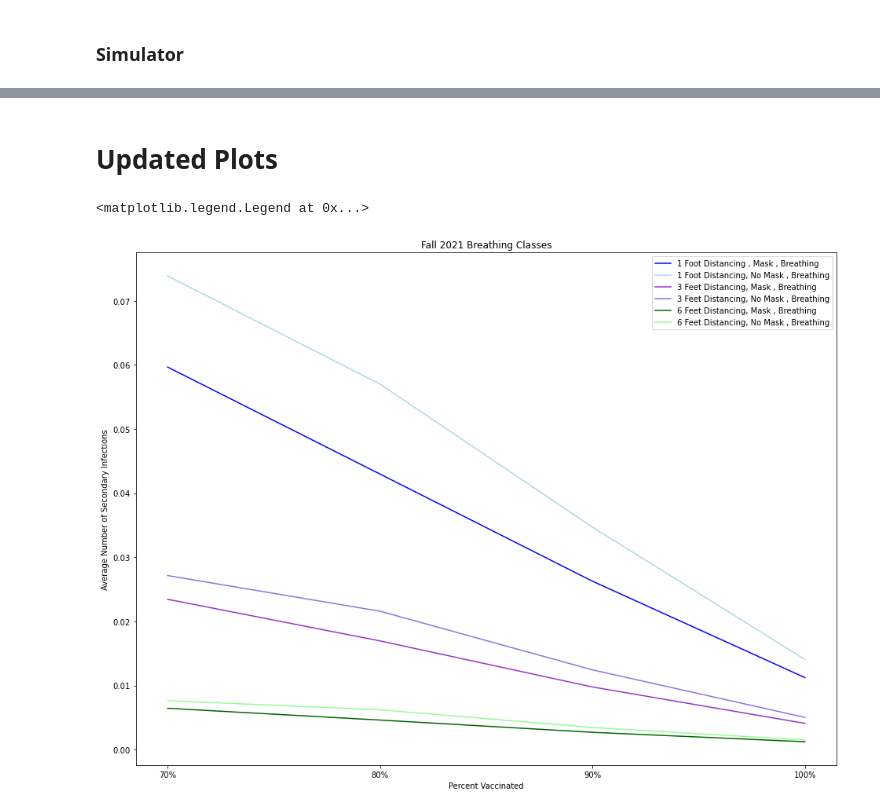
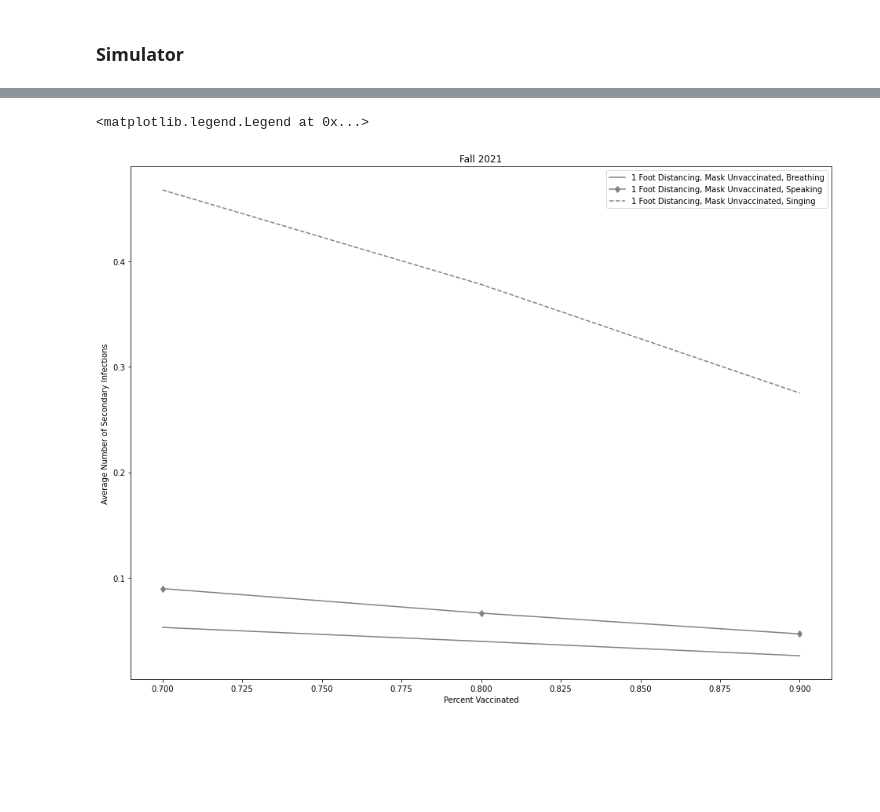
Before and after one commit to brianliu12437/COVID-Classroom-Delta, a Jupyter notebook: Classroom Simulations/Simulator/Fall 2021 Classroom Simulators V2.ipynb, the cells around one changed output, grey strips where cells are left out. Cells and saved outputs as stored; diff of their text form; code cells hidden in the pictures; blank space fills up the shorter version.

```diff
--- a/Classroom Simulations/Simulator/Fall 2021 Classroom Simulators V2.ipynb
+++ b/Classroom Simulations/Simulator/Fall 2021 Classroom Simulators V2.ipynb
@@ -431,7 +403,7 @@ def parallel_wrapper(p):
             ind = 0
         elif sum(grid['seating'] == 'U') == 0:
             ind = 1
-        infect = simulate_class_single_aerosol(grid,ind, 1-ind, time,15,masked_status,p,class_type,room_vol,N,pixels_per_foot)
+        infect = simulate_class_single_aerosol(grid,ind, 1-ind, time,15,class_type,room_vol,N,pixels_per_foot)
         results.append(infect)
         trial = trial + 1
     return [p,np.mean(results),np.std(results)]
@@ -441,12 +413,12 @@ warnings.filterwarnings("ignore")
 final_results = {}
 for arg in args:
     print(arg[-1])
-    masked_status = arg[0]
-    room = arg[1]
-    room_vol = arg[2]
-    pixels_per_foot = arg[3]
-    class_type = arg[4]
-    label = arg[5]
+
+    room = arg[0]
+    room_vol = arg[1]
+    pixels_per_foot = arg[2]
+    class_type = arg[3]
+    label = arg[4]
 
     ray.shutdown()
     ray.init(log_to_driver=False)
@@ -562,2 +441,0 @@ plt.legend()
-# %% [markdown]
-# Updated Plots
@@ -585,16 +442,22 @@ nomask_big_sing = nomask_big_sing[nomask_big_sing['p']>=.7]
+# %%
+mask_unvax_small_breathe = final_results['mask_unvax_small_breathe']
+mask_unvax_small_speak = final_results['mask_unvax_small_speak']
+mask_unvax_small_sing = final_results['mask_unvax_small_sing']
 # %%
 plt.figure(figsize = (16,12))
-plt.plot(mask_small_breathe['p'],mask_small_breathe['mean'],label = '1 Foot Distancing , Mask , Breathing', color = 'blue')
-plt.plot(nomask_small_breathe['p'],nomask_small_breathe['mean'],label = '1 Foot Distancing, No Mask , Breathing', color = 'lightblue')
-plt.plot(mask_medium_breathe['p'],mask_medium_breathe['mean'],label = '3 Feet Distancing, Mask , Breathing', color = 'darkorchid')
-plt.plot(nomask_medium_breathe['p'],nomask_medium_breathe['mean'],label = '3 Feet Distancing, No Mask , Breathing', color = 'mediumpurple')
-plt.plot(mask_big_breathe['p'],mask_big_breathe['mean'],label = '6 Feet Distancing, Mask , Breathing', color = 'darkgreen')
-plt.plot(nomask_big_breathe['p'],nomask_big_breathe['mean'],label = '6 Feet Distancing, No Mask , Breathing', color = 'palegreen')
-plt.title('Fall 2021 Breathing Classes')
+mark = 'd'
+
+
+plt.plot(mask_unvax_small_breathe['p'],mask_unvax_small_breathe['mean'],label = '1 Foot Distancing, Mask Unvaccinated, Breathing', color = 'grey')
+plt.plot(mask_unvax_small_speak['p'],mask_unvax_small_speak['mean'], label = '1 Foot Distancing, Mask Unvaccinated, Speaking', color = 'grey', marker = mark)
+plt.plot(mask_unvax_small_sing['p'],mask_unvax_small_sing['mean'],label = '1 Foot Distancing, Mask Unvaccinated, Singing', color = 'grey', linestyle = '--')
+plt.legend()
+
+plt.title('Fall 2021')
 plt.xlabel('Percent Vaccinated')
-plt.xticks(ticks = [.7,.8,.9,1], labels = [ '70%', '80%','90%','100%'])
+#plt.xticks(ticks = [7,.8,.9], labels = ['70%', '80%','90%'])
 plt.ylabel('Average Number of Secondary Infections')
 plt.legend()
 # %% [output]
 <matplotlib.legend.Legend at 0x...>
-[figure, old version]
+[figure, new version]
```
Also changed, not shown: parts of 14 cells of this notebook, 1 other file.
